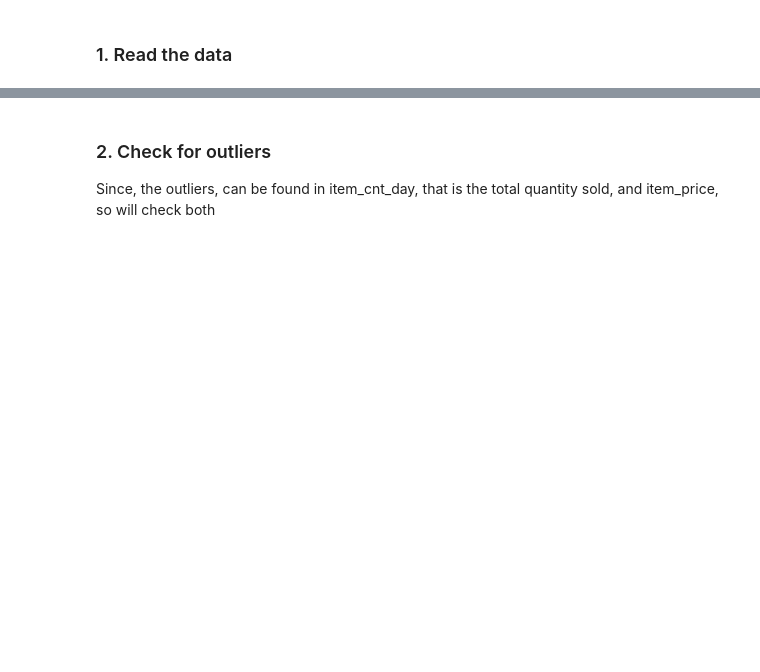
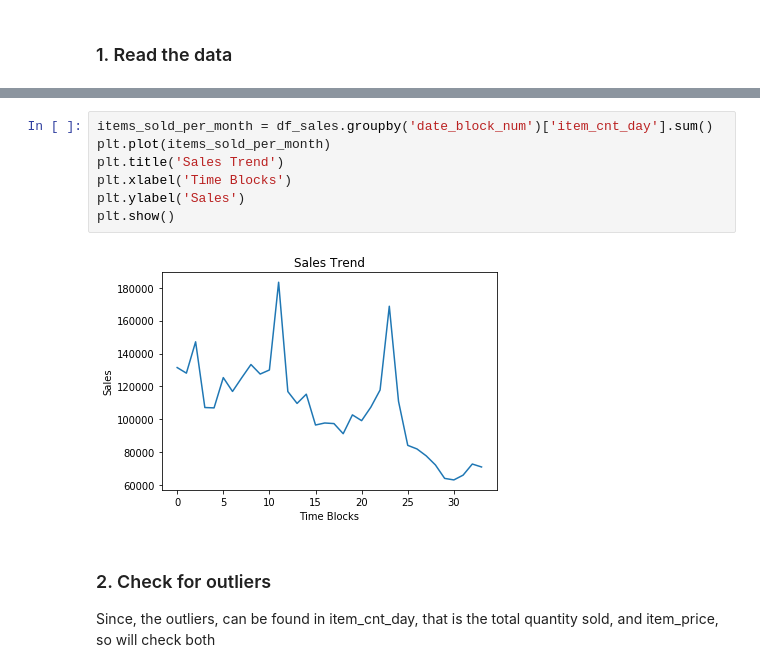
Before and after one commit to rfhussain/py4ds_final_project, a Jupyter notebook: src/cleaning.ipynb, the cells around one changed output, grey strips where cells are left out. Drawn from its saved outputs; the diff is of its cells as text; blank space fills up the shorter version.

```diff
--- a/src/cleaning.ipynb
+++ b/src/cleaning.ipynb
@@ -38,3 +38,12 @@ Wall time: 1min 46s
+# %%
+items_sold_per_month = df_sales.groupby('date_block_num')['item_cnt_day'].sum()
+plt.plot(items_sold_per_month)
+plt.title('Sales Trend')
+plt.xlabel('Time Blocks')
+plt.ylabel('Sales')
+plt.show()
+# %% [output]
+[figure, added]
 # %% [markdown]
 ### 2. Check for outliers
 Since, the outliers, can be found in item_cnt_day, that is the total quantity sold, and item_price, so will check both
```
Also changed, not shown: parts of 1 cell of this notebook, 7 other files.
